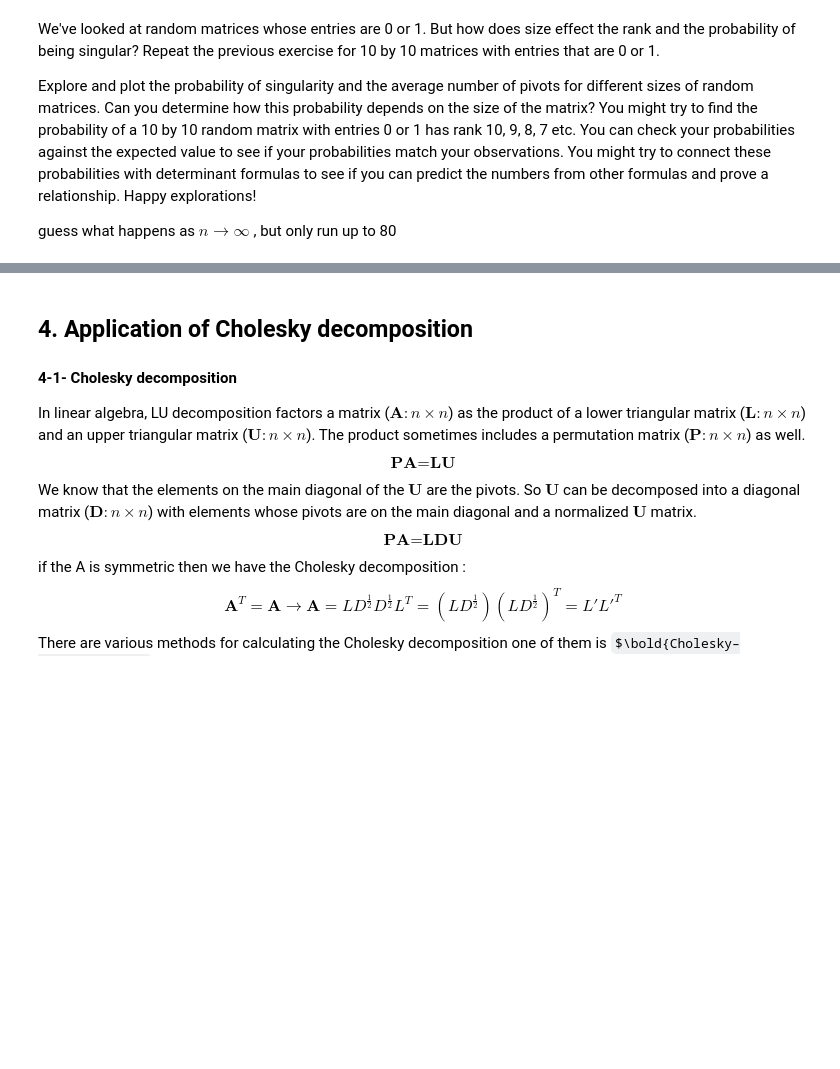
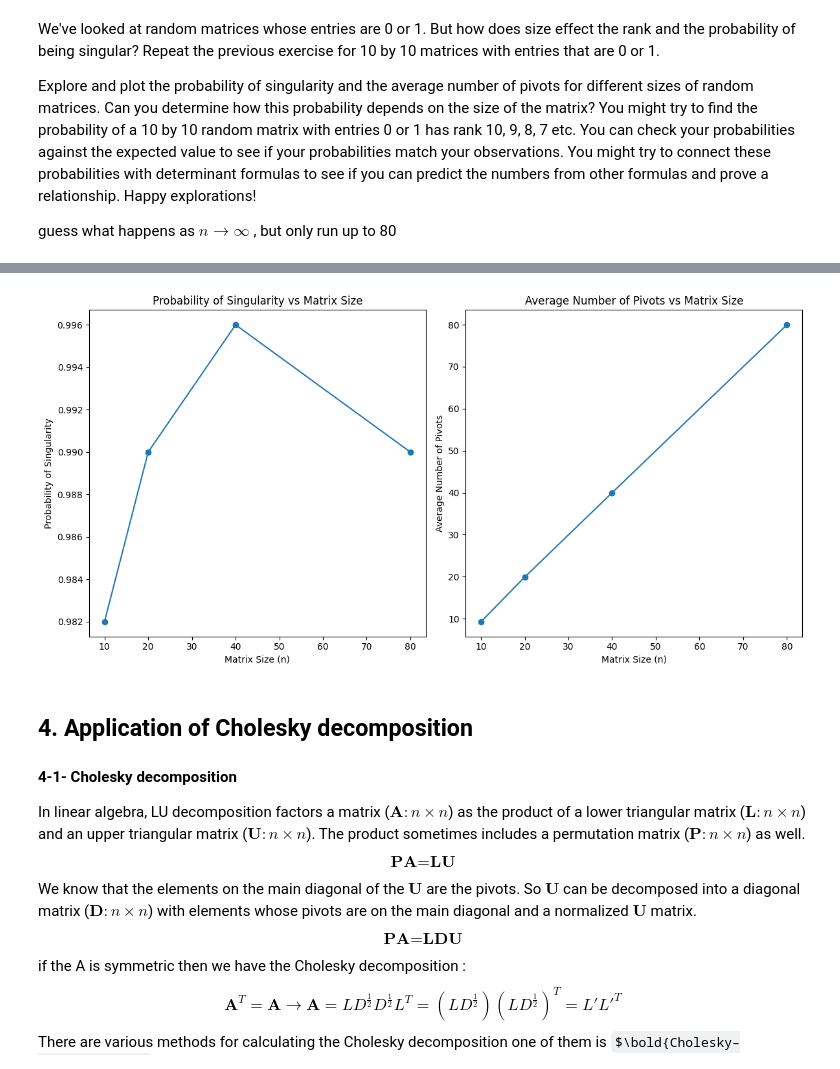
Before and after one commit to amirrezazare81/1381711, a Jupyter notebook: CHW1.ipynb, the cells around one changed output, grey strips where cells are left out. Saved outputs shown, nothing was run; the diff lists cells and outputs as text; code cells hidden in the pictures; some formulas as TeX source; blank space fills up the shorter version.

```diff
--- a/CHW1.ipynb
+++ b/CHW1.ipynb
@@ -504,11 +510,85 @@ Explore and plot the probability of singularity and the average number of pivots
 
  guess what happens as $n \rightarrow \infty $
 , but only run up to 80
-# %%
-# Code cell
-
-nvalues = [5,10,20,40,80]
-num = 500
-for n in nvalues :
-
-    # write your code here
+# %%
+import numpy as np
+import random
+import matplotlib.pyplot as plt
+
+def getrank(mat):
+    R, C = len(mat), len(mat[0])
+    rank = C
+    for row in range(0, rank):
+        if mat[row][row] != 0:
+            for col in range(0, R):
+                if col != row:
+                    multiplier = mat[col][row] / mat[row][row]
+                    for i in range(0, rank):
+                        mat[col][i] -= multiplier * mat[row][i]
+        else:
+            reduce = True
+            for i in range(row + 1, R):
+                if mat[i][row] != 0:
+                    mat[row], mat[i] = mat[i], mat[row]
+                    reduce = False
+                    break
+            if reduce:
+                rank -= 1
+                for i in range(0, R):
+                    mat[i][row] = mat[i][rank]
+    return rank
+
+def generate_random_matrix(n):
+    A = np.zeros([n, n])
+    for i in range(n):
+        for j in range(n):
+            A[i][j] = random.randint(0, 1)
+    return A
+
+def explore_matrix_sizes(nvalues, num_trials):
+    probabilities = []
+    avg_pivots = []
+
+    for n in nvalues:
+        n_pivot = 0
+        n_singular = 0
+
+        for k in range(num_trials):
+            A = generate_random_matrix(n)
+            n_pivot += getrank(A)
+
+            if np.linalg.det(A) == 0:
+                n_singular += 1
+
+        pivot_avg = n_pivot / num_trials
+        singular_avg = n_singular / num_trials
+        probabilities.append(singular_avg)
+        avg_pivots.append(pivot_avg)
+
+        print(f"n={n}, Pivot Average: {pivot_avg}, Singular Proportion: {singular_avg}")
+
+    return probabilities, avg_pivots
+
+nvalues = [10, 20, 40, 80]
+num_trials = 500
+
+probabilities, avg_pivots = explore_matrix_sizes(nvalues, num_trials)
+
+# Plotting
+plt.figure(figsize=(12, 6))
+
+plt.subplot(1, 2, 1)
+plt.plot(nvalues, probabilities, marker='o')
+plt.title('Probability of Singularity vs Matrix Size')
+plt.xlabel('Matrix Size (n)')
+plt.ylabel('Probability of Singularity')
+
+plt.subplot(1, 2, 2)
+plt.plot(nvalues, avg_pivots, marker='o')
+plt.title('Average Number of Pivots vs Matrix Size')
+plt.xlabel('Matrix Size (n)')
+plt.ylabel('Average Number of Pivots')
+
+plt.tight_layout()
+plt.show()
+# %% [output]
@@ -515,3 +599,4 @@ for n in nvalues :
+[figure, added]
 # %% [markdown]
 ## 4. Application of Cholesky decomposition
 #### 4-1-  Cholesky decomposition
```
Also changed, not shown: parts of 8 cells of this notebook.
